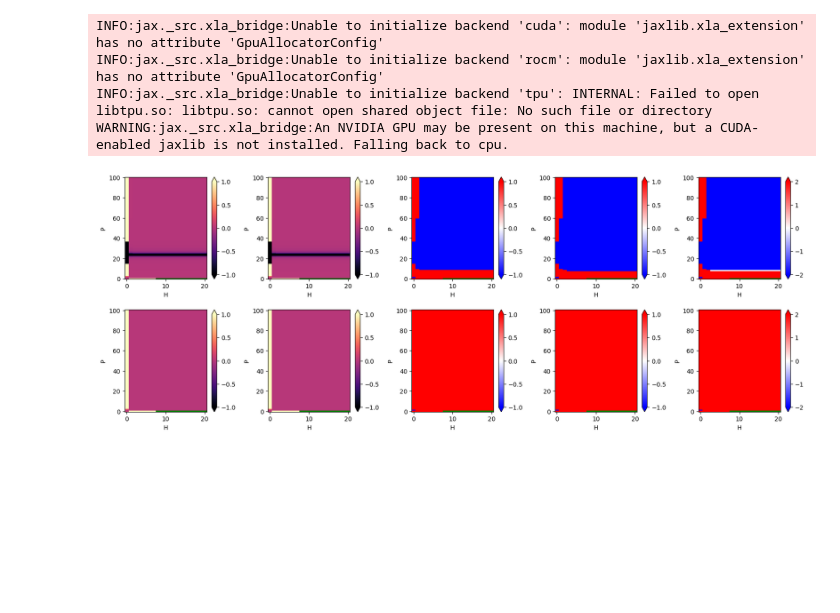
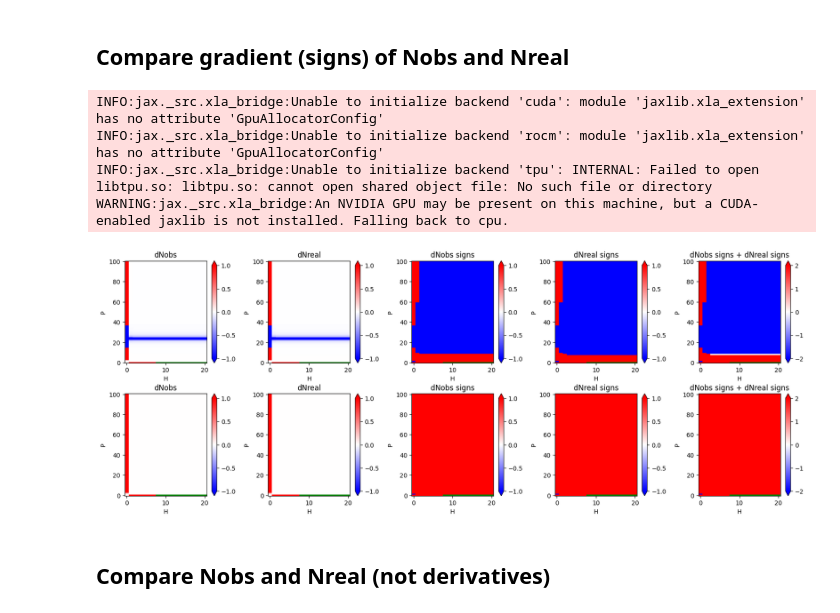
Before and after one commit to Priesemann-Group/testing-paradox-HIV-STI, a Jupyter notebook: notebooks/Nobs_Nreal_derivatives.ipynb, the cells around one changed output. Drawn from its saved outputs; the diff is of its cells as text; code cells hidden in the pictures; blank space fills up the shorter version.

Commit message:
added new plot

```diff
--- a/notebooks/Nobs_Nreal_derivatives.ipynb
+++ b/notebooks/Nobs_Nreal_derivatives.ipynb
@@ -170,6 +176,8 @@ def dm_dP(P,H):
 
 def dm_dH(P,H):
     return (args['max_exp'] - args['min_exp'])/args['tau_exp'] * np.exp(-H/args['tau_exp'])
+# %% [markdown]
+## Compare gradient (signs) of Nobs and Nreal
 # %%
 # analytical gradient, calculated by Laura, checked by Philipp and Antonio
 
@@ -218,26 +226,30 @@ for i,P in enumerate(Ps):
 # %%
 # plotting
 
 plots_ana = [dNobs, dNreal, dNobs_signs, dNreal_signs, dNobs_dNreal_comparison] # analytical solutions
 plots_num = [dNobs_num, dNreal_num, dNobs_signs_num, dNreal_signs_num, dNobs_dNreal_comparison_num] # numerical solutions
+titles = ["dNobs", "dNreal", "dNobs signs", "dNreal signs", "dNobs signs + dNreal signs"]
 
 fig, axs = plt.subplots(2,5,figsize=(20,7))
 fig.subplots_adjust(hspace=0.3, wspace=0.4)
-cmaps = ['magma', 'magma', 'bwr', 'bwr', 'bwr']
+cmaps = ['bwr', 'bwr', 'bwr', 'bwr', 'bwr']
 clims = [(-1,1), (-1,1), (-1,1), (-1,1), (-2,2)]
 
 for j,plots in enumerate([plots_ana, plots_num]): # first row analytical, second row numerical
     for i,col in enumerate(cmaps):
         ax = axs[j,i]
         cmap = plt.get_cmap(col)
         cmap.set_bad(color = 'green', alpha = 1.) # set color for NaN values
         ax.set_xlabel("H")
         ax.set_ylabel("P")
         pcm = ax.pcolormesh(Hs, Ps, plots[i],cmap=cmap) # plot the data
         pcm.set_clim(clims[i])
         fig.colorbar(pcm, ax=axs[j,i], shrink=1,extend='both')
+        ax.set_title(titles[i])
 
 
 plt.show()
 # %% [output]
-[figure, old version]
+[figure, new version]
+# %% [markdown]
+## Compare Nobs and Nreal (not derivatives)
```
Also changed, not shown: parts of 3 cells of this notebook.
